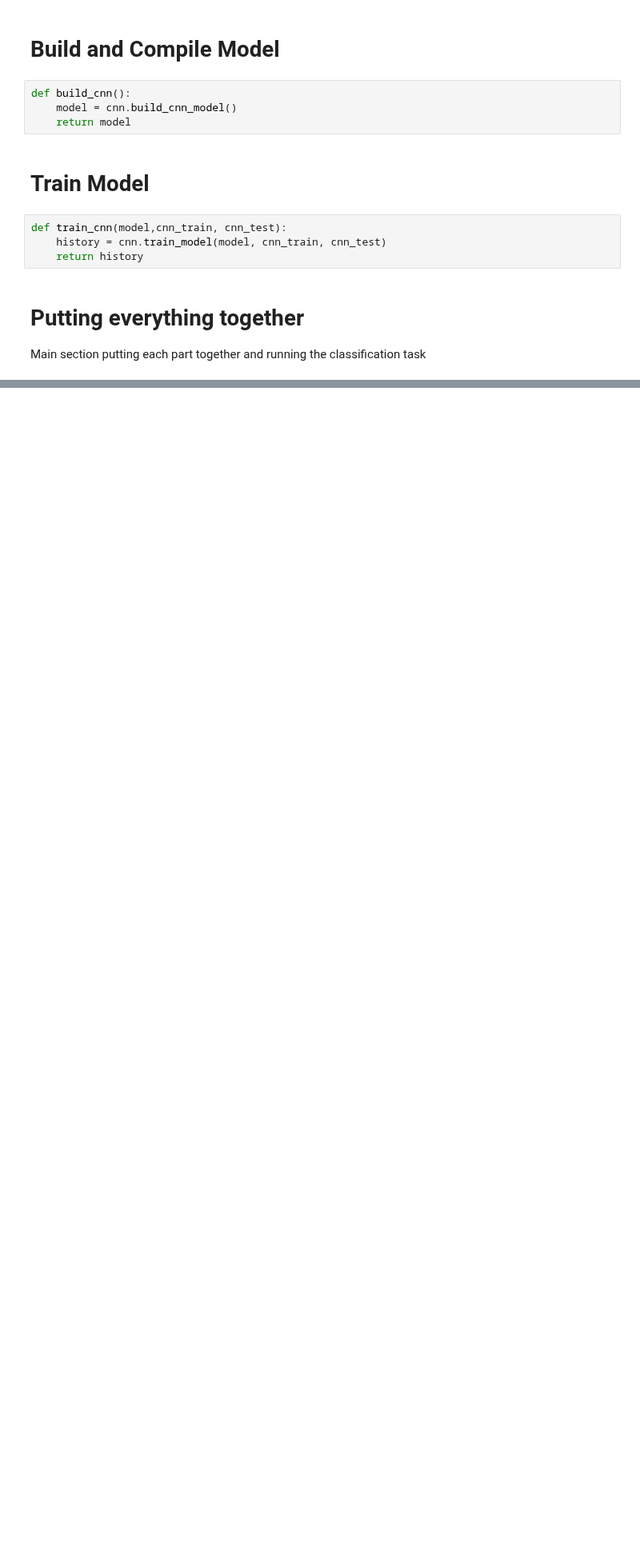
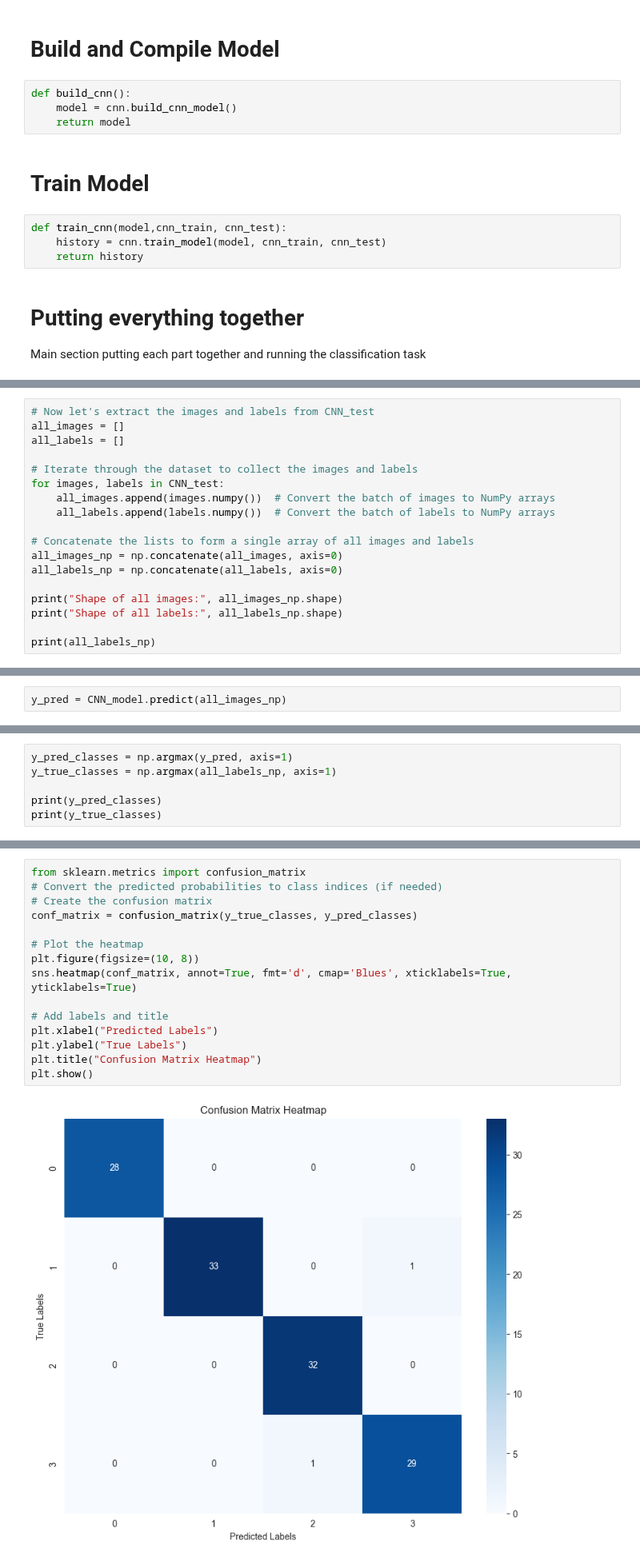
Before and after one commit to MikaParssinen/Applied-Machine-Learning, a Jupyter notebook: Project/Code/ProjectCode.ipynb, the cells around one changed output, grey strips where cells are left out. Shown at 80% size. Drawn from its saved outputs; the diff is of its cells as text; blank space fills up the shorter version.

Commit message:
made a heatmap function

```diff
--- a/Project/Code/ProjectCode.ipynb
+++ b/Project/Code/ProjectCode.ipynb
@@ -106 +112,19 @@ array([[4.01501689e-04, 9.99405026e-01, 9.39732203e-08, 1.93349493e-04],
       dtype=float32)
+# %%
+# Now let's extract the images and labels from CNN_test
+all_images = []
+all_labels = []
+
+# Iterate through the dataset to collect the images and labels
+for images, labels in CNN_test:
+    all_images.append(images.numpy())  # Convert the batch of images to NumPy arrays
+    all_labels.append(labels.numpy())  # Convert the batch of labels to NumPy arrays
+
+# Concatenate the lists to form a single array of all images and labels
+all_images_np = np.concatenate(all_images, axis=0)
+all_labels_np = np.concatenate(all_labels, axis=0)
+
+print("Shape of all images:", all_images_np.shape)
+print("Shape of all labels:", all_labels_np.shape)
+
+print(all_labels_np)
@@ -106,0 +169,2 @@ array([[4.01501689e-04, 9.99405026e-01, 9.39732203e-08, 1.93349493e-04],
+# %%
+y_pred = CNN_model.predict(all_images_np)
@@ -106,0 +200,6 @@ array([[4.01501689e-04, 9.99405026e-01, 9.39732203e-08, 1.93349493e-04],
+# %%
+y_pred_classes = np.argmax(y_pred, axis=1)
+y_true_classes = np.argmax(all_labels_np, axis=1)
+
+print(y_pred_classes)
+print(y_true_classes)
@@ -106,0 +215,17 @@ array([[4.01501689e-04, 9.99405026e-01, 9.39732203e-08, 1.93349493e-04],
+# %%
+from sklearn.metrics import confusion_matrix
+# Convert the predicted probabilities to class indices (if needed)
+# Create the confusion matrix
+conf_matrix = confusion_matrix(y_true_classes, y_pred_classes)
+
+# Plot the heatmap
+plt.figure(figsize=(10, 8))
+sns.heatmap(conf_matrix, annot=True, fmt='d', cmap='Blues', xticklabels=True, yticklabels=True)
+
+# Add labels and title
+plt.xlabel("Predicted Labels")
+plt.ylabel("True Labels")
+plt.title("Confusion Matrix Heatmap")
+plt.show()
+# %% [output]
+[figure, added]
```
Also changed, not shown: parts of 7 cells of this notebook, 1 other file.
